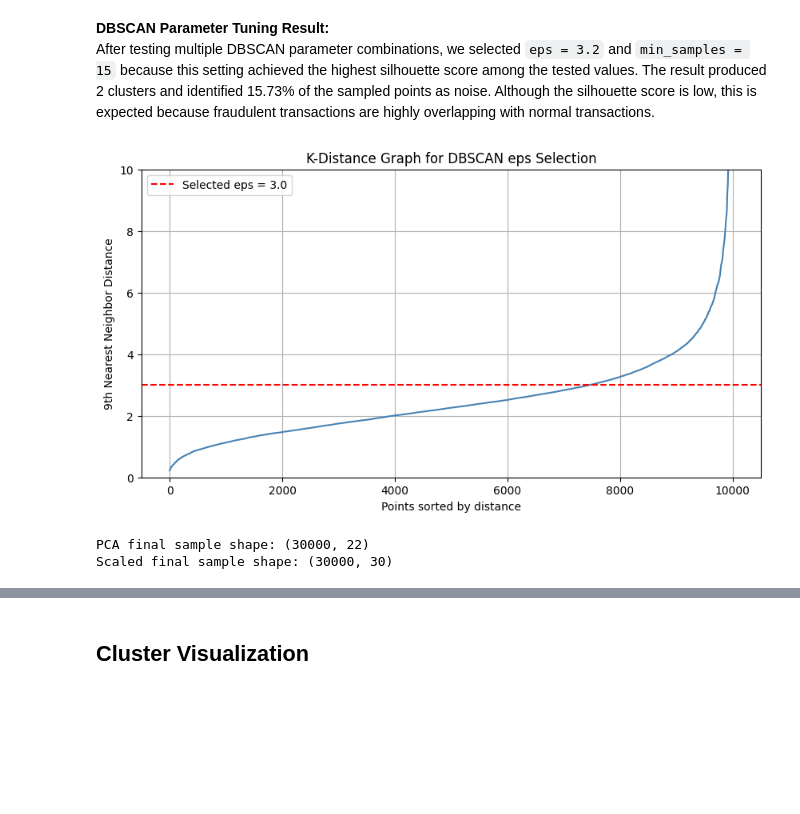
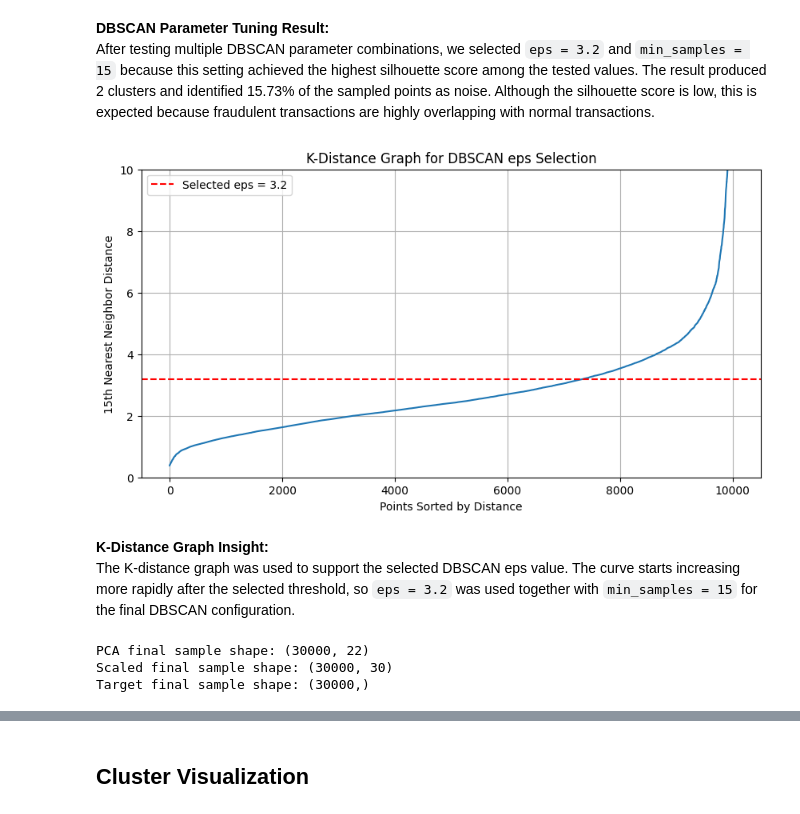
Before and after one commit to DOHA-BASEM3/FINAL-PROJECT, a Jupyter notebook: Ghena_Preprocessing_PCA_tSNE.ipynb, the cells around one changed output, grey strips where cells are left out. Saved outputs shown, nothing was run; the diff lists cells and outputs as text; code cells hidden in the pictures; blank space fills up the shorter version.

```diff
--- a/Ghena_Preprocessing_PCA_tSNE.ipynb
+++ b/Ghena_Preprocessing_PCA_tSNE.ipynb
@@ -649,38 +649,56 @@ results_df
 **DBSCAN Parameter Tuning Result:**
 After testing multiple DBSCAN parameter combinations, we selected `eps = 3.2` and `min_samples = 15` because this setting achieved the highest silhouette score among the tested values. The result produced 2 clusters and identified 15.73% of the sampled points as noise. Although the silhouette score is low, this is expected because fraudulent transactions are highly overlapping with normal transactions.
 # %%
-# Using K-distance graph to estimate a suitable eps value
-# based on nearest neighbor distances
-# (eps=3.0, min_samples=10)
-nbrs = NearestNeighbors(n_neighbors=10).fit(X_sample)
-distances, _ = nbrs.kneighbors(X_sample)
+# ===============================
+# K-Distance Graph for DBSCAN
+# ===============================
 
-distances = np.sort(distances[:, 9])
+# Use the same min_samples selected during DBSCAN tuning.
+# The K-distance graph helps estimate a suitable eps value.
 
-plt.figure(figsize=(10,5))
-plt.plot(distances, color='steelblue')
+selected_eps = 3.2
+selected_min_samples = 15
 
-plt.axhline(y=3.0, color='red', linestyle='--', label='Selected eps = 3.0')
-#plt.axhline(y=2.9, color='green', linestyle='--', label='Compared eps = 2.9')
-#plt.axhline(y=3.1, color='orange', linestyle='--', label='Compared eps = 3.1')
+nbrs = NearestNeighbors(n_neighbors=selected_min_samples).fit(X_dbscan_sample)
+distances, _ = nbrs.kneighbors(X_dbscan_sample)
 
-# Limit y-axis for better elbow visualization
+# Sort the distance to the kth nearest neighbor.
+k_distances = np.sort(distances[:, selected_min_samples - 1])
+
+plt.figure(figsize=(10, 5))
+plt.plot(k_distances)
+
+plt.axhline(
+    y=selected_eps,
+    color='red',
+    linestyle='--',
+    label=f'Selected eps = {selected_eps}'
+)
+
+plt.title("K-Distance Graph for DBSCAN eps Selection")
+plt.xlabel("Points Sorted by Distance")
+plt.ylabel(f"{selected_min_samples}th Nearest Neighbor Distance")
 plt.ylim(0, 10)
-
-plt.title('K-Distance Graph for DBSCAN eps Selection')
-plt.xlabel('Points sorted by distance')
-plt.ylabel('9th Nearest Neighbor Distance')
+plt.grid(True)
 plt.legend()
-plt.grid(True)
 plt.show()
 # %% [output]
-[figure, old version]
+[figure, new version]
+# %% [markdown]
+**K-Distance Graph Insight:**
+The K-distance graph was used to support the selected DBSCAN eps value. The curve starts increasing more rapidly after the selected threshold, so `eps = 3.2` was used together with `min_samples = 15` for the final DBSCAN configuration.
 # %%
-# Final DBSCAN sample
+# ===============================
+# Prepare Final Sample for DBSCAN
+# ===============================
+
+# A larger sample is used for the final DBSCAN application
+# to balance between computational efficiency and result reliability.
+
 final_sample_size = 30000
-np.random.seed(42)
+rng = np.random.default_rng(RANDOM_STATE)
 
-final_idx = np.random.choice(len(X_pca), final_sample_size, replace=False)
+final_idx = rng.choice(len(X_pca), size=final_sample_size, replace=False)
 
 X_pca_final = X_pca[final_idx]
 X_scaled_final = X_scaled.iloc[final_idx] if hasattr(X_scaled, "iloc") else X_scaled[final_idx]
@@ -688,6 +706,8 @@ y_final = y.iloc[final_idx] if hasattr(y, "iloc") else y[final_idx]
 
 print("PCA final sample shape:", X_pca_final.shape)
 print("Scaled final sample shape:", X_scaled_final.shape)
+print("Target final sample shape:", y_final.shape)
 # %% [output]
 PCA final sample shape: (30000, 22)
 Scaled final sample shape: (30000, 30)
+Target final sample shape: (30000,)
```
Also changed, not shown: parts of 20 cells of this notebook.
